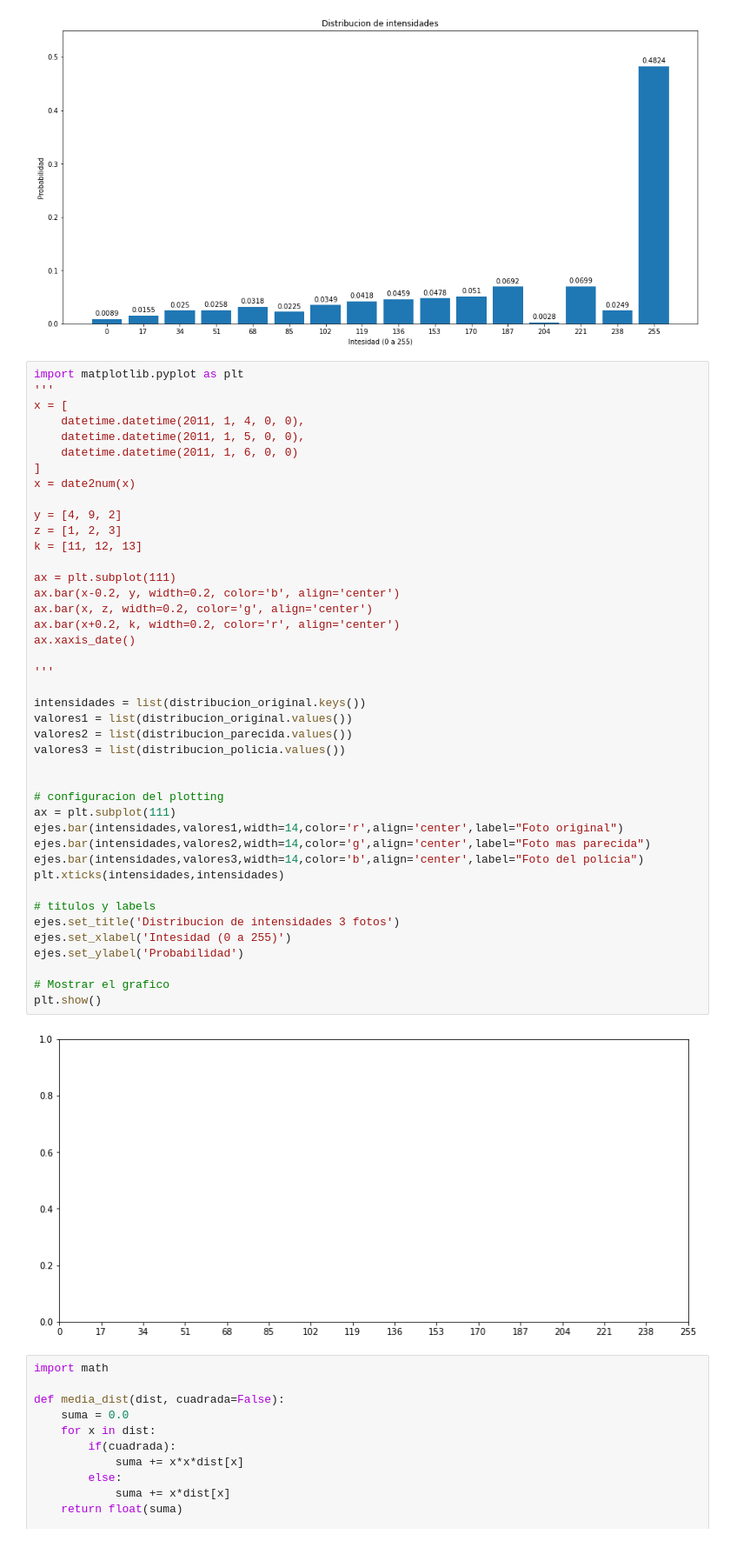
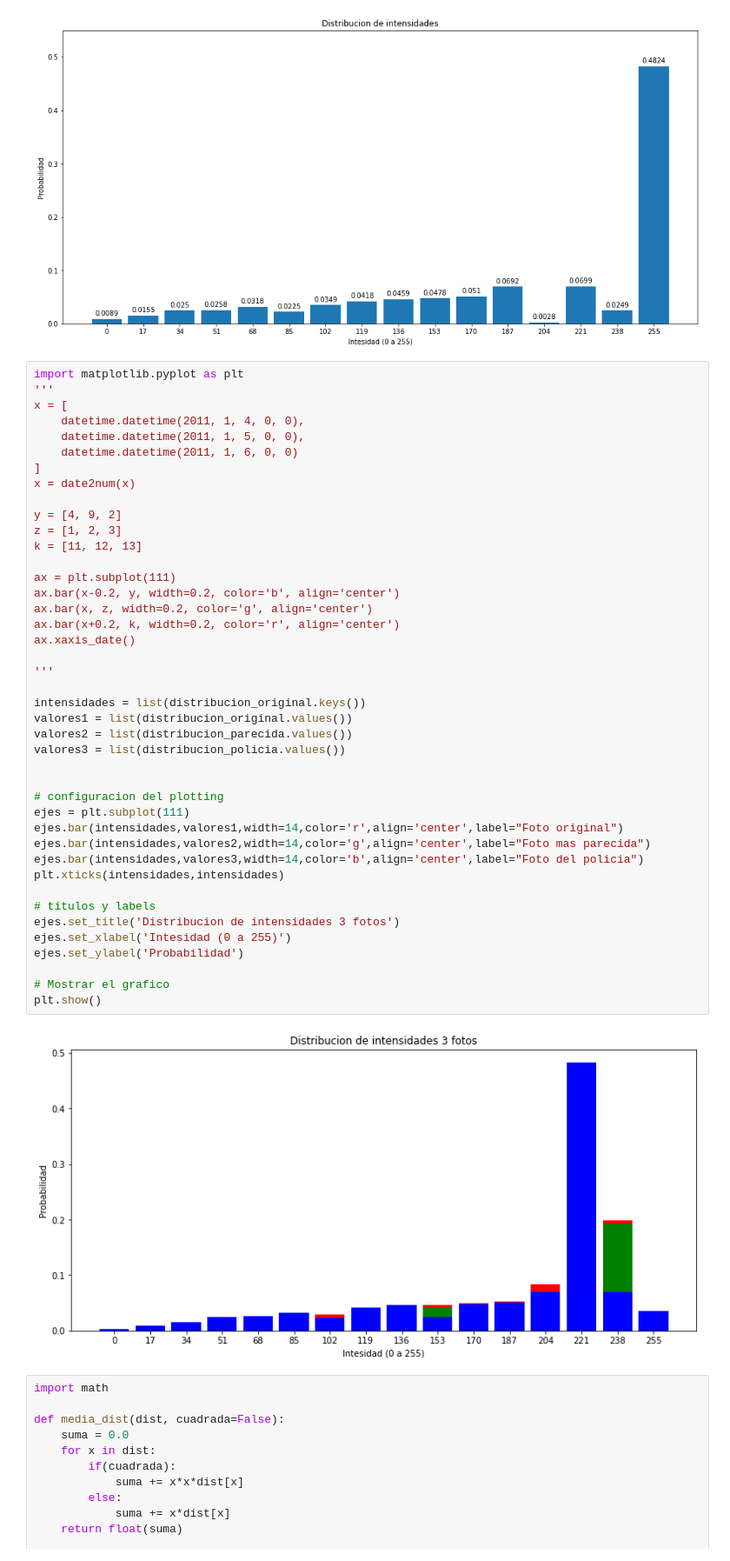
Before and after one commit to joacosaralegui/TPE_teo_info, a Jupyter notebook: TPE_TeoInfo.ipynb, the cells around one changed output. Shown at 87% size. Cells and saved outputs as stored; diff of their text form.

```diff
--- a/TPE_TeoInfo.ipynb
+++ b/TPE_TeoInfo.ipynb
@@ -192,35 +192,35 @@ z = [1, 2, 3]
 k = [11, 12, 13]
 
 ax = plt.subplot(111)
 ax.bar(x-0.2, y, width=0.2, color='b', align='center')
 ax.bar(x, z, width=0.2, color='g', align='center')
 ax.bar(x+0.2, k, width=0.2, color='r', align='center')
 ax.xaxis_date()
 
 '''
 
 intensidades = list(distribucion_original.keys())
 valores1 = list(distribucion_original.values())
 valores2 = list(distribucion_parecida.values())
 valores3 = list(distribucion_policia.values())
 
 
 # configuracion del plotting
-ax = plt.subplot(111)
+ejes = plt.subplot(111)
 ejes.bar(intensidades,valores1,width=14,color='r',align='center',label="Foto original")
 ejes.bar(intensidades,valores2,width=14,color='g',align='center',label="Foto mas parecida")
 ejes.bar(intensidades,valores3,width=14,color='b',align='center',label="Foto del policia")
 plt.xticks(intensidades,intensidades)
 
 # titulos y labels
 ejes.set_title('Distribucion de intensidades 3 fotos')
 ejes.set_xlabel('Intesidad (0 a 255)')
 ejes.set_ylabel('Probabilidad')
 
 # Mostrar el grafico
 plt.show()
 # %% [output]
-[figure, old version]
+[figure, new version]
 # %%
 import math
 
```
Also changed, not shown: parts of 7 cells of this notebook, 1 other file.
